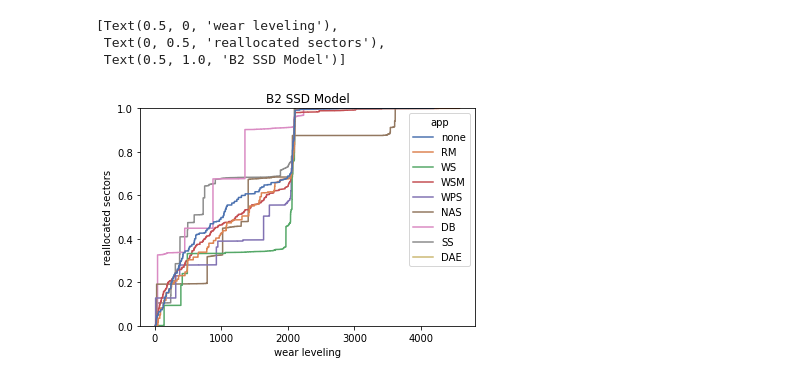
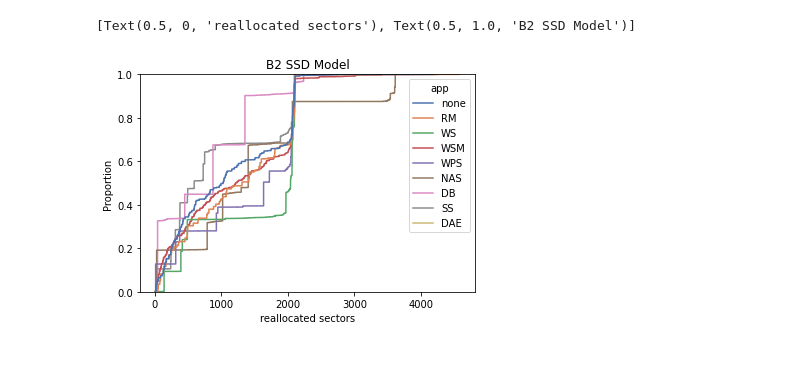
Before and after one commit to EricBorba/StorageFailurePredictor, a Jupyter notebook: onlyForTests.ipynb, the cells around one changed output. Cells and saved outputs as stored; diff of their text form; code cells hidden in the pictures.

```diff
--- a/onlyForTests.ipynb
+++ b/onlyForTests.ipynb
@@ -31,11 +31,11 @@ mydocAllAppsSSDsLocation = mycol.find(myqueryAllAppsSSDsLocation, myfieldsAllApp
 
 
 myclient = pym.MongoClient("mongodb://localhost:27017/")
-mydb = myclient["SMARTAttributesFilterOverWear"]
-mycol = mydb["s_m_a_r_t_att_over_wear"]
+mydb = myclient["SMARTAttributesFilterFull"]
+mycol = mydb["s_m_a_r_t_att_full"]
 
 myquerySMARTAtt = { "model_x": { "$eq": "MB2" }}
-myfieldsSMARTAtt = {"disk_id":1, "r_sectors":1, "w_r_d":1, "_id":0}
+myfieldsSMARTAtt = {"disk_id":1, "p_failedB":1, "n_b_written":1, "_id":0}
 
 mydocSMARTAtt = mycol.find(myquerySMARTAtt, myfieldsSMARTAtt)
 
@@ -53,8 +53,10 @@ dfSMARTAtt["model_y"] = "B2"
 result = pd.merge(dfSMARTAtt, dfAllAppsSSDsLocation[['disk_id', 'model_y', 'app']], on=['disk_id', 'model_y'], how='inner')
 
 # %%
-#result.drop(result[result.w_r_d > 1500].index, inplace=True)
-result.drop(result[result.r_sectors < 10].index, inplace=True)
-
-# %%
-maxWearValue = result["w_r_d"].max()
+#maxWearValue = result["w_r_d"].max()
+# %%
+# REMOVE ZERO VALUES AS THEY ARE AFFECTING THE KDE RESULTS
+
+#result.drop(result[result.w_r_d < 10].index, inplace=True)
+#result.drop(result[result.r_sectors < 10].index, inplace=True)
+result.drop(result[result.u_errors < 10].index, inplace=True)
@@ -61,9 +79,7 @@ maxWearValue = result["w_r_d"].max()
 # %%
 graph = sns.ecdfplot(x = "r_sectors", palette = 'deep', hue='app', hue_order=['none','RM','WS','WSM', 'WPS', 'NAS', 'DB', 'SS', 'DAE'], data = result)
 
-graph.set(xlabel ="wear leveling", ylabel = "reallocated sectors", title ='B2 SSD Model')
+graph.set(xlabel = "reallocated sectors", title ='B2 SSD Model')
 # %% [output]
-[Text(0.5, 0, 'wear leveling'),
- Text(0, 0.5, 'reallocated sectors'),
- Text(0.5, 1.0, 'B2 SSD Model')]
+[Text(0.5, 0, 'reallocated sectors'), Text(0.5, 1.0, 'B2 SSD Model')]
-[figure, old version]
+[figure, new version]
```
Also changed, not shown: parts of 25 cells of this notebook, 1 other file.
